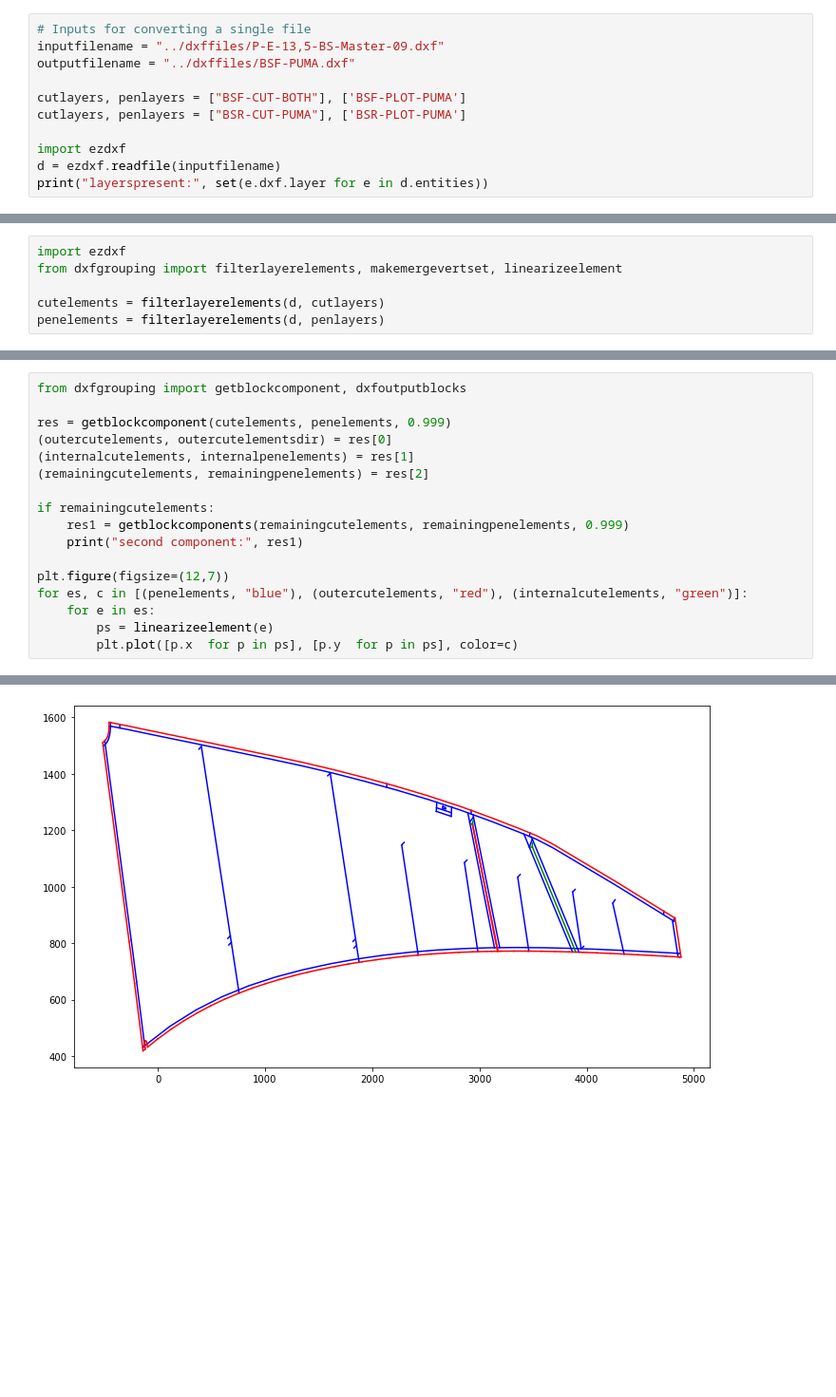
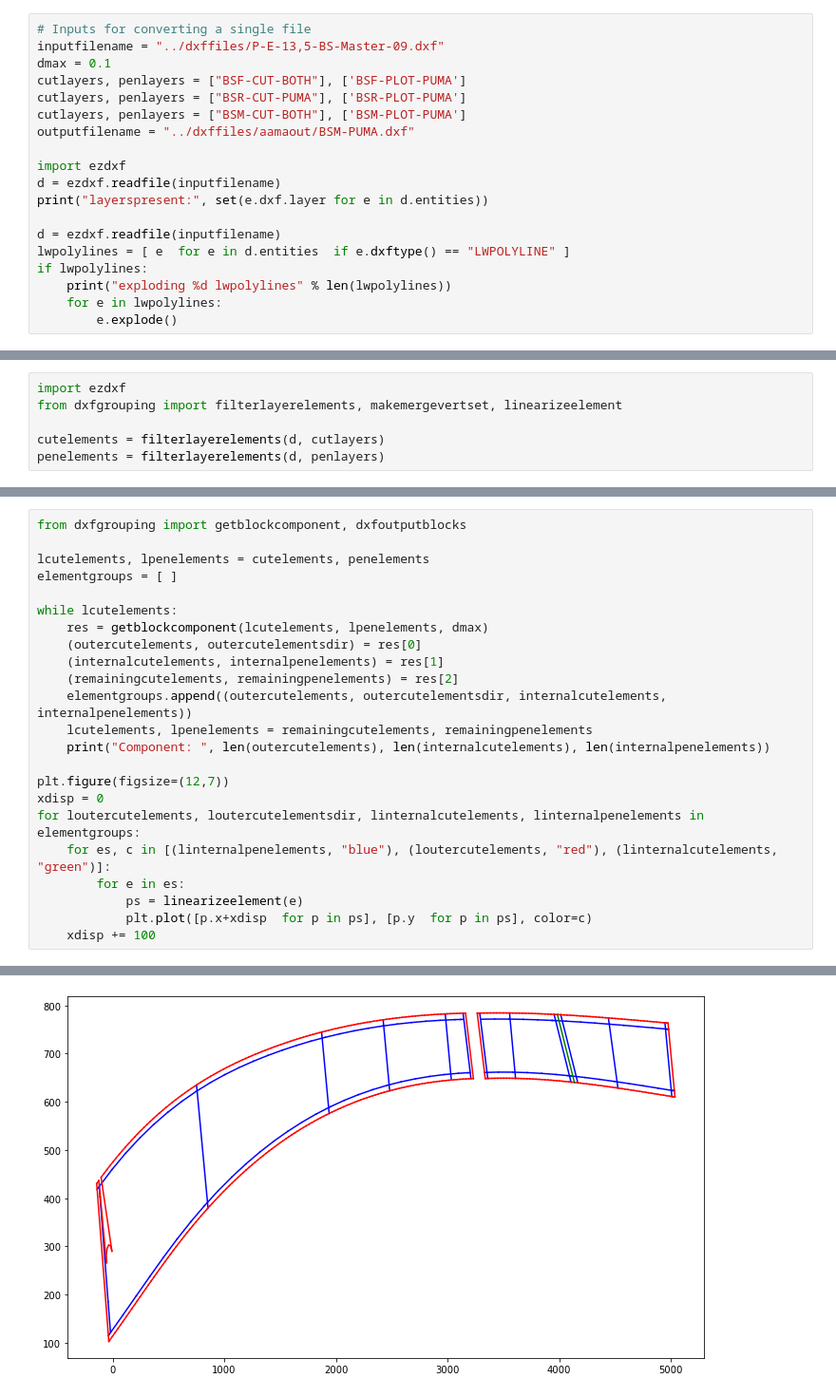
Before and after one commit to goatchurchprime/sail_section_packer, a Jupyter notebook: notebooks/convert_to_aama.ipynb, the cells around one changed output, grey strips where cells are left out. Shown: that part at 95% size. Saved outputs shown, nothing was run; the diff lists cells and outputs as text; blank space fills up the shorter version.

```diff
--- a/notebooks/convert_to_aama.ipynb
+++ b/notebooks/convert_to_aama.ipynb
@@ -10,13 +10,21 @@
 # %%
 # Inputs for converting a single file
 inputfilename = "../dxffiles/P-E-13,5-BS-Master-09.dxf"
-outputfilename = "../dxffiles/BSF-PUMA.dxf"
-
+dmax = 0.1
 cutlayers, penlayers = ["BSF-CUT-BOTH"], ['BSF-PLOT-PUMA']
 cutlayers, penlayers = ["BSR-CUT-PUMA"], ['BSR-PLOT-PUMA']
+cutlayers, penlayers = ["BSM-CUT-BOTH"], ['BSM-PLOT-PUMA']
+outputfilename = "../dxffiles/aamaout/BSM-PUMA.dxf"
 
 import ezdxf
 d = ezdxf.readfile(inputfilename)
 print("layerspresent:", set(e.dxf.layer for e in d.entities))
+
+d = ezdxf.readfile(inputfilename)
+lwpolylines = [ e  for e in d.entities  if e.dxftype() == "LWPOLYLINE" ]
+if lwpolylines:
+    print("exploding %d lwpolylines" % len(lwpolylines))
+    for e in lwpolylines:
+        e.explode()
 # %% [output]
 layerspresent: {'BSF-CUT-BOTH', 'BSR-CUT-EVO', 'BSM-CUT-BOTH', 'BSM-PLOT-EVO', 'BSR-PLOT-PUMA', 'PATCH-OUTSIDE', 'PATCH-MYLAR', 'BSR-CUT-PUMA', 'CONSTRUCTION', 'BSF-PLOT-PUMA', 'BSM-PLOT-PUMA', 'SPLIN ...
@@ -41,18 +58,24 @@ TypeError: 'NoneType' object is not iterable
 # %%
 from dxfgrouping import getblockcomponent, dxfoutputblocks
 
-res = getblockcomponent(cutelements, penelements, 0.999)
-(outercutelements, outercutelementsdir) = res[0]
-(internalcutelements, internalpenelements) = res[1]
-(remainingcutelements, remainingpenelements) = res[2]
+lcutelements, lpenelements = cutelements, penelements
+elementgroups = [ ]
 
-if remainingcutelements:
-    res1 = getblockcomponents(remainingcutelements, remainingpenelements, 0.999)
-    print("second component:", res1)
+while lcutelements:
+    res = getblockcomponent(lcutelements, lpenelements, dmax)
+    (outercutelements, outercutelementsdir) = res[0]
+    (internalcutelements, internalpenelements) = res[1]
+    (remainingcutelements, remainingpenelements) = res[2]
+    elementgroups.append((outercutelements, outercutelementsdir, internalcutelements, internalpenelements))
+    lcutelements, lpenelements = remainingcutelements, remainingpenelements
+    print("Component: ", len(outercutelements), len(internalcutelements), len(internalpenelements))
 
 plt.figure(figsize=(12,7))
-for es, c in [(penelements, "blue"), (outercutelements, "red"), (internalcutelements, "green")]:
-    for e in es:
-        ps = linearizeelement(e)
-        plt.plot([p.x  for p in ps], [p.y  for p in ps], color=c)
+xdisp = 0
+for loutercutelements, loutercutelementsdir, linternalcutelements, linternalpenelements in elementgroups:
+    for es, c in [(linternalpenelements, "blue"), (loutercutelements, "red"), (linternalcutelements, "green")]:
+        for e in es:
+            ps = linearizeelement(e)
+            plt.plot([p.x+xdisp  for p in ps], [p.y  for p in ps], color=c)
+    xdisp += 100
 # %% [output]
@@ -61 +88 @@ vertdegs: [2, 2, 2, 2, 2, 2, 2, 2, 2, 2, 2, 2, 2, 2, 4, 2, 1, 2, 1, 2, 2, 2, 2,
-[figure, old version]
+[figure, new version]
```
Also changed, not shown: parts of 5 cells of this notebook, 1 other file.
